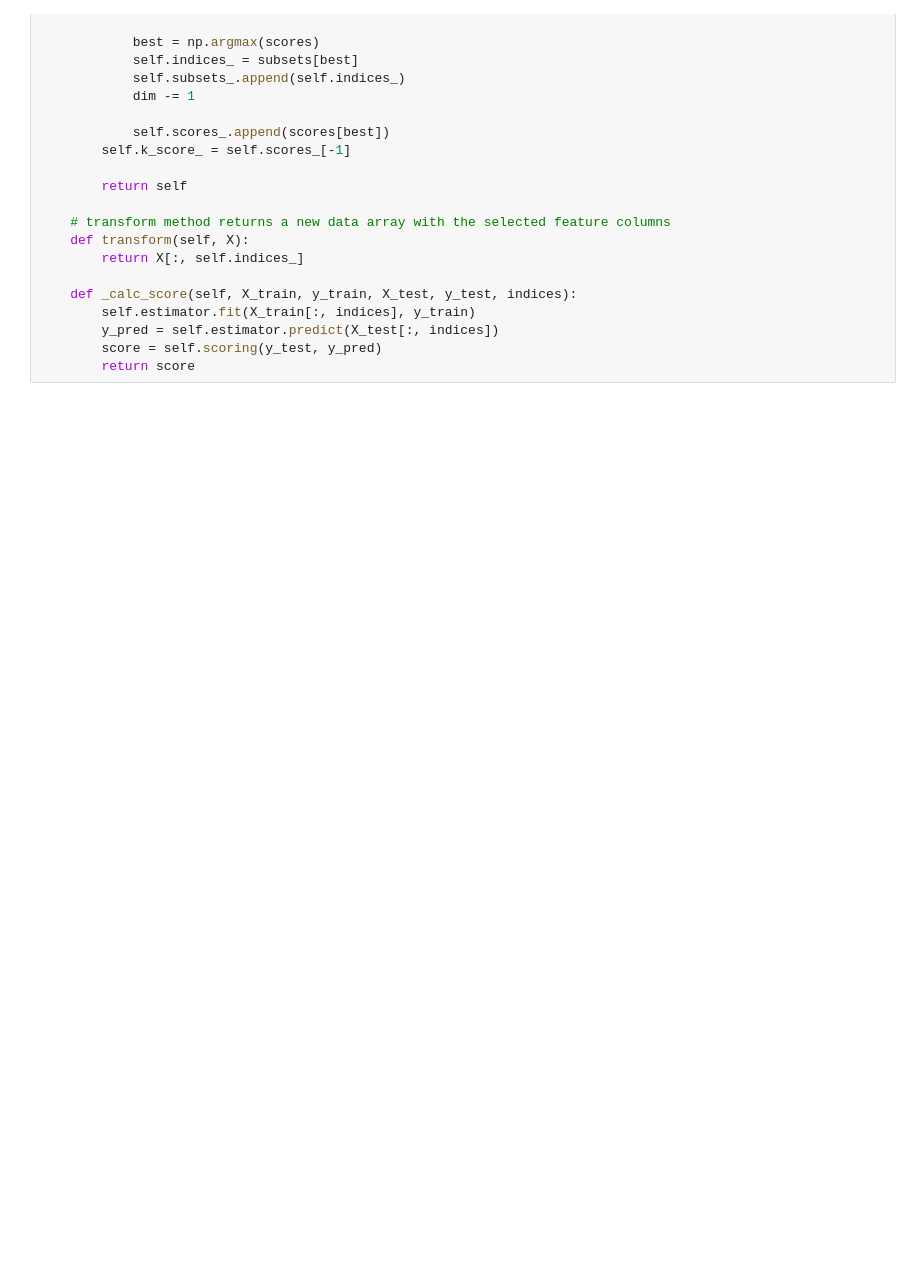
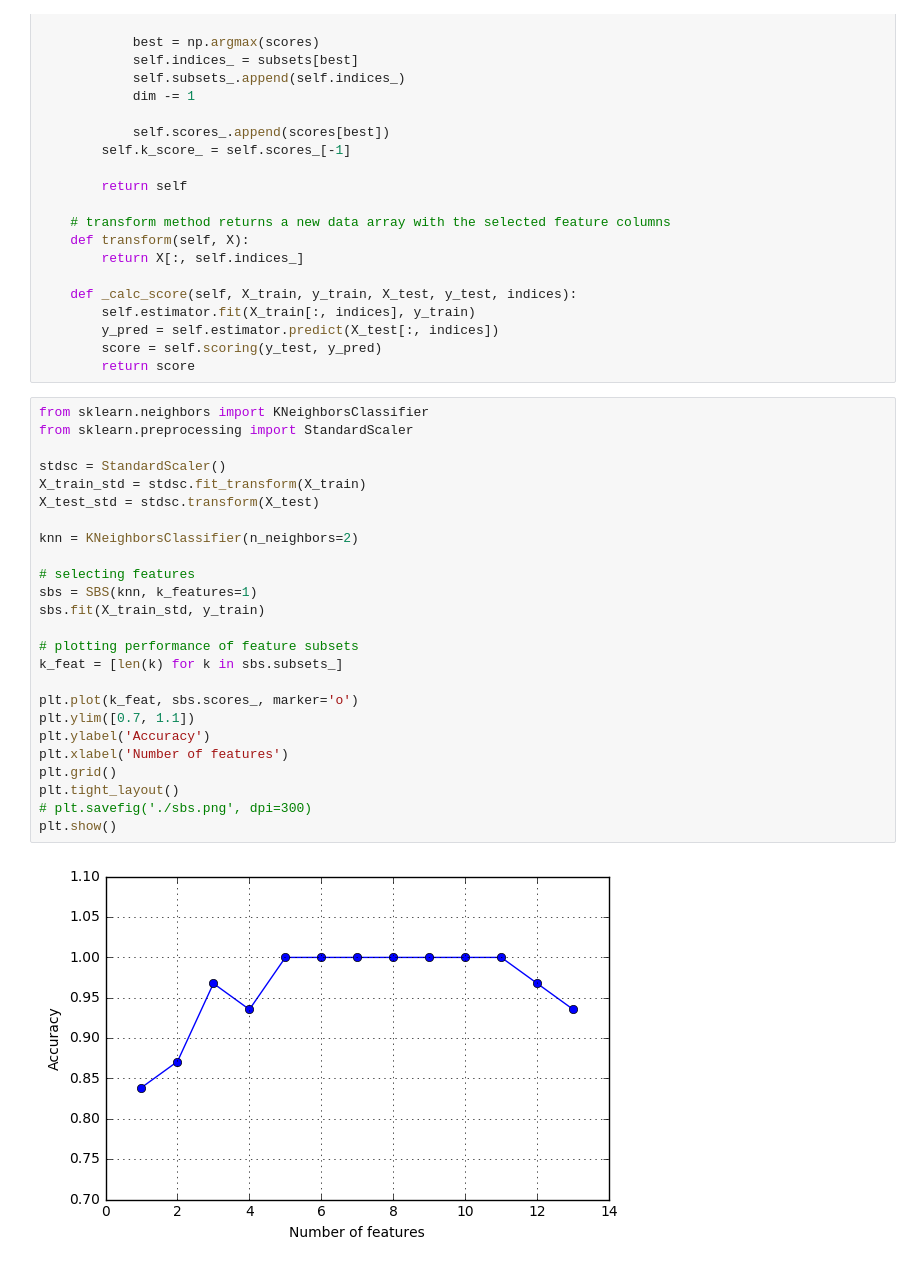
Before and after one commit to stellaxux/machine-learning-in-python, a Jupyter notebook: ch4/Implement_sequential_feature_selection.ipynb, the cells around one changed output. Cells and saved outputs as stored; diff of their text form; blank space fills up the shorter version.

```diff
--- a/ch4/Implement_sequential_feature_selection.ipynb
+++ b/ch4/Implement_sequential_feature_selection.ipynb
@@ -72,3 +72,30 @@ class SBS():
         y_pred = self.estimator.predict(X_test[:, indices])
         score = self.scoring(y_test, y_pred)
         return score
+# %%
+from sklearn.neighbors import KNeighborsClassifier
+from sklearn.preprocessing import StandardScaler
+
+stdsc = StandardScaler()
+X_train_std = stdsc.fit_transform(X_train)
+X_test_std = stdsc.transform(X_test)
+
+knn = KNeighborsClassifier(n_neighbors=2)
+
+# selecting features
+sbs = SBS(knn, k_features=1)
+sbs.fit(X_train_std, y_train)
+
+# plotting performance of feature subsets
+k_feat = [len(k) for k in sbs.subsets_]
+
+plt.plot(k_feat, sbs.scores_, marker='o')
+plt.ylim([0.7, 1.1])
+plt.ylabel('Accuracy')
+plt.xlabel('Number of features')
+plt.grid()
+plt.tight_layout()
+# plt.savefig('./sbs.png', dpi=300)
+plt.show()
+# %% [output]
+[figure, added]
```
Also changed, not shown: parts of 5 cells of this notebook.
